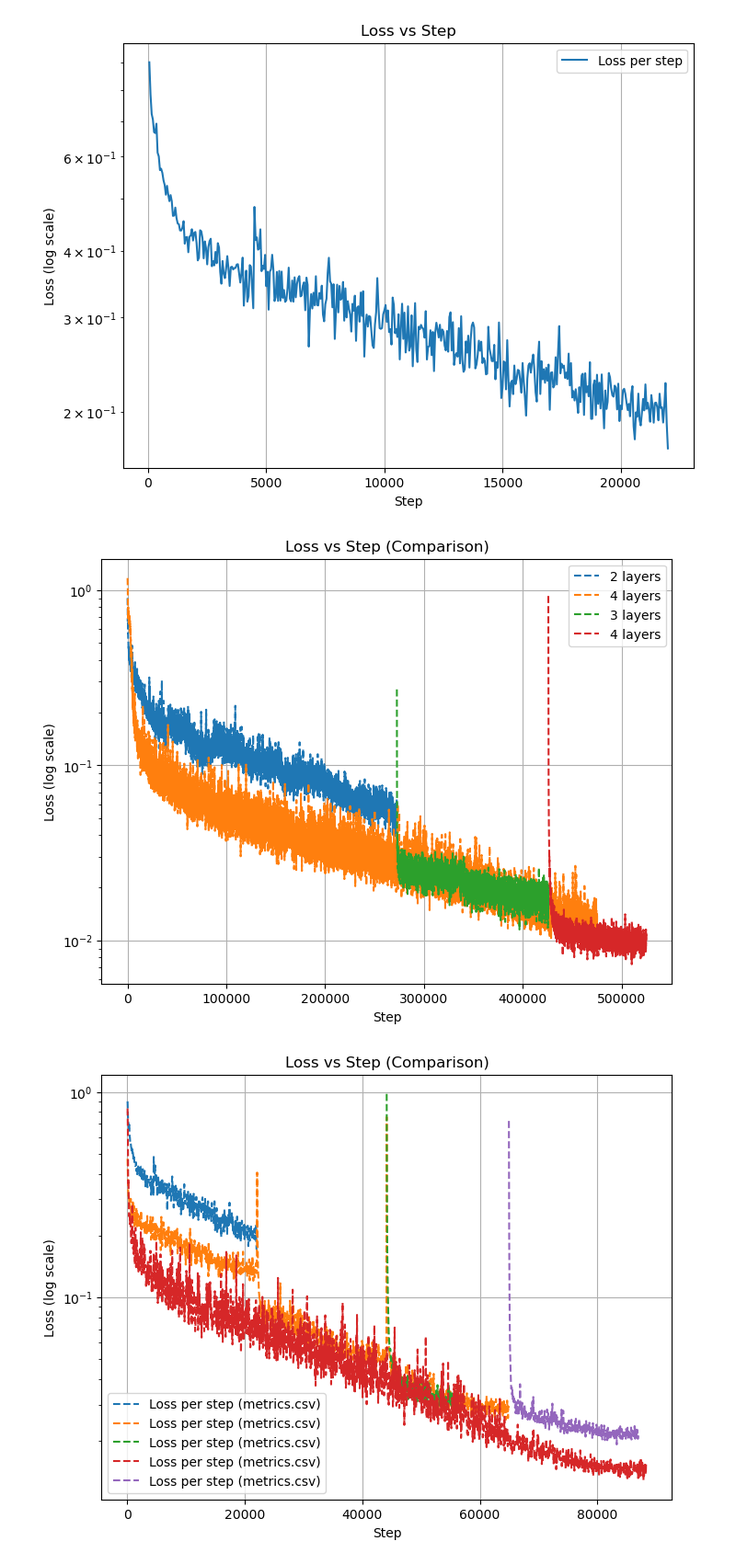
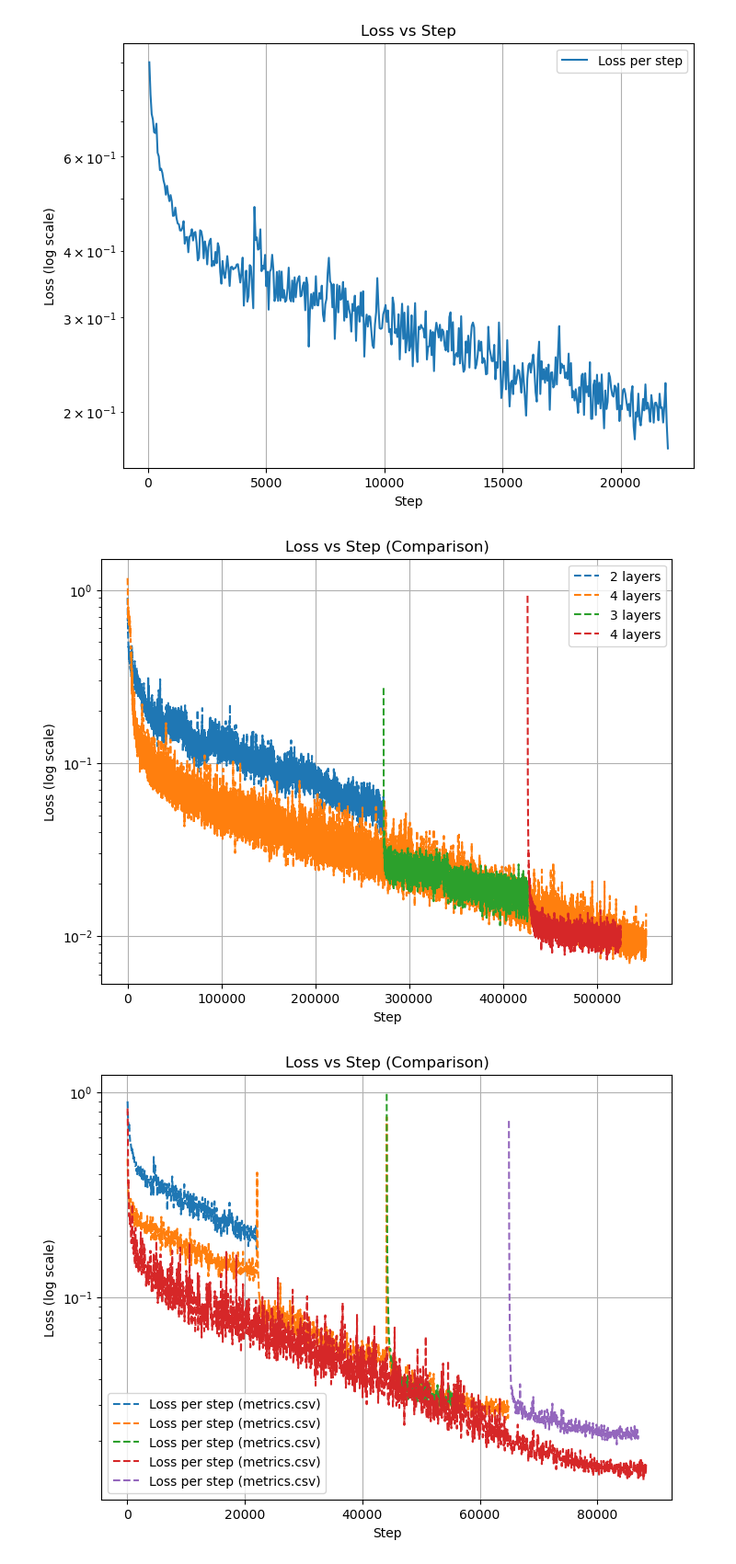
Before and after one commit to xlliu2017/AI4Scup, a Jupyter notebook: plot_loss.ipynb, the cells around one changed output. Shown at 92% size. Drawn from its saved outputs; the diff is of its cells as text; code cells hidden in the pictures.

```diff
--- a/plot_loss.ipynb
+++ b/plot_loss.ipynb
@@ -67,8 +67,8 @@ metrics_df_13 = pd.read_csv(file_path_13)
 file_path_14 = '/ibex/ai/home/liux0t/AI4S-cupv2/logs/lightning_logs/version_55/metrics.csv'
 metrics_df_14 = pd.read_csv(file_path_14)
 
-# file_path_15 = '/ibex/ai/home/liux0t/AI4S-cupv2/logs/lightning_logs/version_57/metrics.csv'
-# metrics_df_15 = pd.read_csv(file_path_15)
+file_path_15 = '/ibex/ai/home/liux0t/AI4S-cupv2/logs/lightning_logs/version_57/metrics.csv'
+metrics_df_15 = pd.read_csv(file_path_15)
 
 file_path_16 = '/ibex/ai/home/liux0t/AI4S-cupv2/logs/lightning_logs/version_58/metrics.csv'
 metrics_df_16 = pd.read_csv(file_path_16)
@@ -111,34 +111,34 @@ loss_data_12['step'] += loss_data_2['step'].max()
 loss_data_15['step'] += loss_data_14['step'].max()
 
 combined_loss_data_all = pd.concat([loss_data, loss_data_2, ])
 loss_data_4 = pd.concat([loss_data_4, loss_data_5, loss_data_6, ]) # loss_data_7
 
 loss_data_11 = pd.concat([loss_data_11, loss_data_13, loss_data_14,  loss_data_16, ])
 
 # Plotting both loss records in the same plot with y-axis in log scale
 plt.figure(figsize=(8, 6))
 # plt.plot(loss_data['step'], loss_data['loss_step'], label='Loss per step (metrics5.csv)')
 # plt.plot(loss_data['step'], loss_data['loss_step'], label='Loss per step (metrics.csv)', linestyle='--')
 plt.plot(combined_loss_data_all['step'], combined_loss_data_all ['loss_step'], label='2 layers', linestyle='--')
 plt.plot(loss_data_11['step'], loss_data_11['loss_step'], label='4 layers', linestyle='--')
 
 plt.plot(loss_data_4['step'], loss_data_4['loss_step'], label='3 layers', linestyle='--')
 # plt.plot(loss_data_6['step'], loss_data_6['loss_step'], label='Loss per step (metrics.csv)', linestyle='--')
 plt.plot(loss_data_9['step'], loss_data_9['loss_step'], label='4 layers', linestyle='--')
 # plt.plot(loss_data_10['step'], loss_data_10['loss_step'], label='Loss per step (metrics.csv)', linestyle='--')
 # plt.plot(loss_data_12['step'], loss_data_12['loss_step'], label='MgNO13', linestyle='--')
 # plt.plot(loss_data_16['step'], loss_data_16['loss_step'], label='MgNO13', linestyle='--')
 plt.yscale('log')
 plt.xlabel('Step')
 plt.ylabel('Loss (log scale)')
 plt.title('Loss vs Step (Comparison)')
 plt.legend()
 plt.grid(True)
 
 # Display the plot
 plt.show()
 # %% [output]
-[figure, old version]
+[figure, new version]
 # %%
 # Load the second uploaded CSV file to check its contents
 file_path_2 = '/ibex/ai/home/liux0t/AI4S-cupv2/lightning_logs/version_61_11/metrics.csv'
```
Also changed, not shown: 4 other files.
